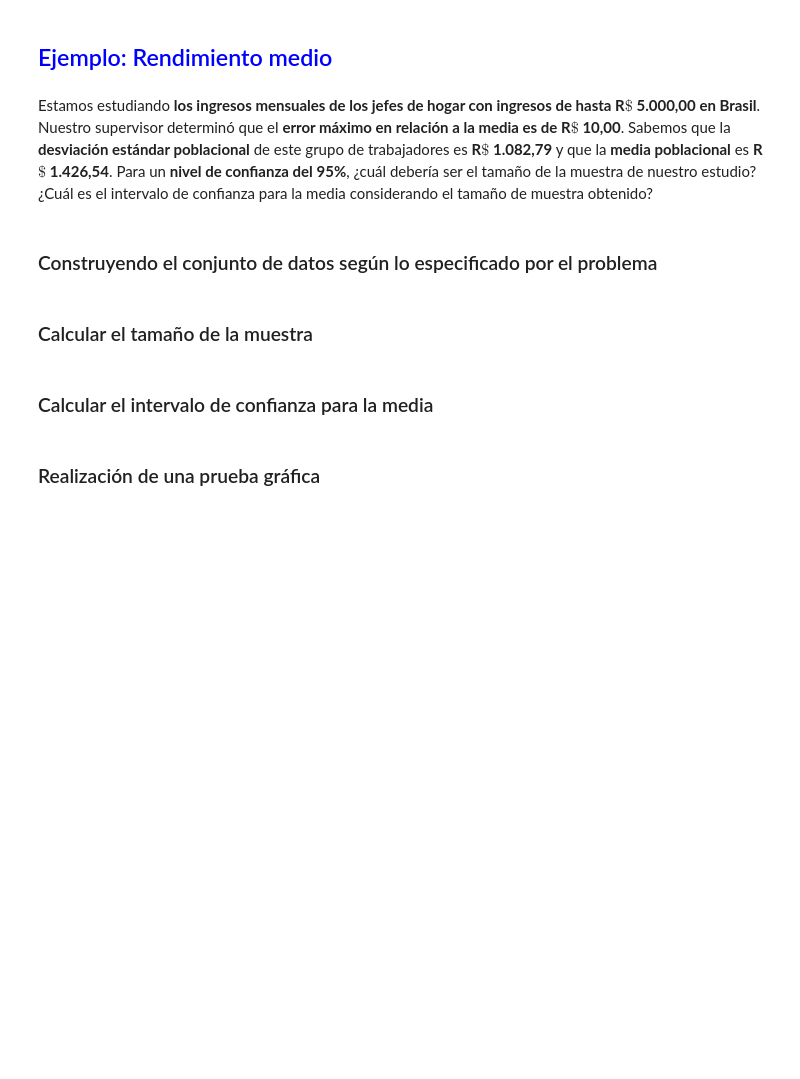
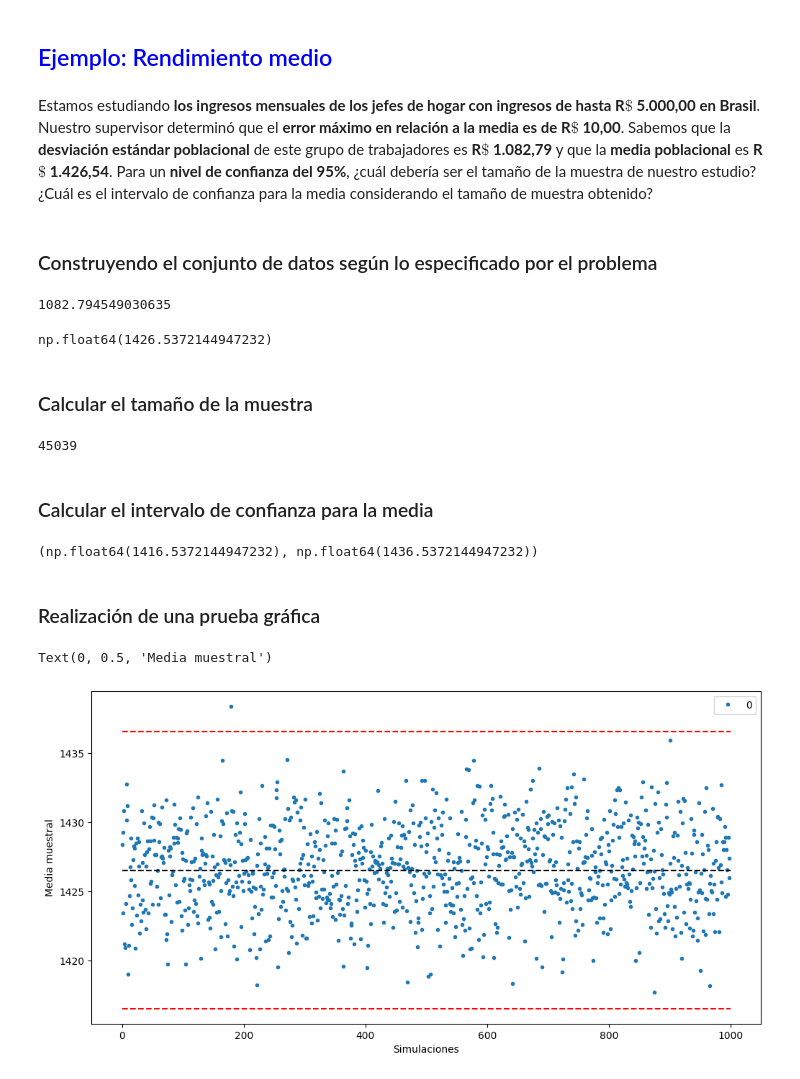
Before and after one commit to MarteDevs/estadistica-con-python-probabilidad-y-muestreo, a Jupyter notebook: Inicial.ipynb, the cells around one changed output. Saved outputs shown, nothing was run; the diff lists cells and outputs as text; code cells hidden in the pictures; blank space fills up the shorter version.

```diff
--- a/Inicial.ipynb
+++ b/Inicial.ipynb
@@ -1739,6 +1986,48 @@ Estamos estudiando **los ingresos mensuales de los jefes de hogar con ingresos d
+# %%
+sigma = ingreso_500.std()
+sigma
+# %% [output]
+1082.794549030635
+# %%
+media = ingreso_500.mean()
+media
+# %% [output]
+np.float64(1426.5372144947232)
 # %% [markdown]
 ### Calcular el tamaño de la muestra
+# %%
+# asumimos que la poblacion es infinita
+z = norm.ppf(0.975)
+e = 10
+n = (z * (sigma / e)) ** 2
+int(n.round())
+# %% [output]
+45039
 # %% [markdown]
 ### Calcular el intervalo de confianza para la media
+# %%
+intervalo_confianza = norm.interval(confidence = 0.95, loc = media, scale = sigma / np.sqrt(n))
+intervalo_confianza
+# %% [output]
+(np.float64(1416.5372144947232), np.float64(1436.5372144947232))
 # %% [markdown]
 ### Realización de una prueba gráfica
+# %%
+import matplotlib.pyplot as plt
+
+tamaño_simulacion = 1000
+
+# Convert n to an integer before using it in sample()
+medias = [ingreso_500.sample(n = int(n)).mean() for i in range(1,tamaño_simulacion)]
+medias = pd.DataFrame(medias)
+
+ax = medias.plot(style = '.')
+ax.figure.set_size_inches(12, 6)
+ax.hlines(y = media, xmin = 0, xmax = tamaño_simulacion, colors = 'black', linestyles = 'dashed')
+ax.hlines(y = intervalo_confianza[0], xmin = 0, xmax = tamaño_simulacion, colors = 'red', linestyles = 'dashed')
+ax.hlines(y = intervalo_confianza[1], xmin = 0, xmax = tamaño_simulacion, colors = 'red', linestyles = 'dashed')
+ax.set_xlabel('Simulaciones')
+ax.set_ylabel('Media muestral')
+# %% [output]
+Text(0, 0.5, 'Media muestral')
+[figure, added]
```
Also changed, not shown: parts of 26 cells of this notebook.
